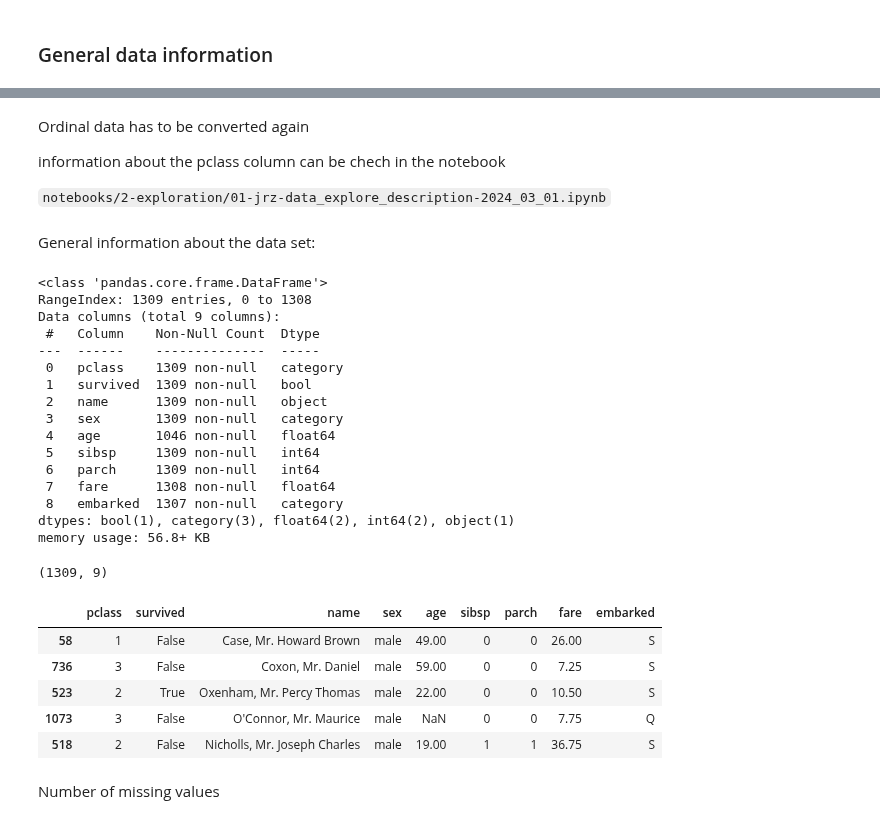
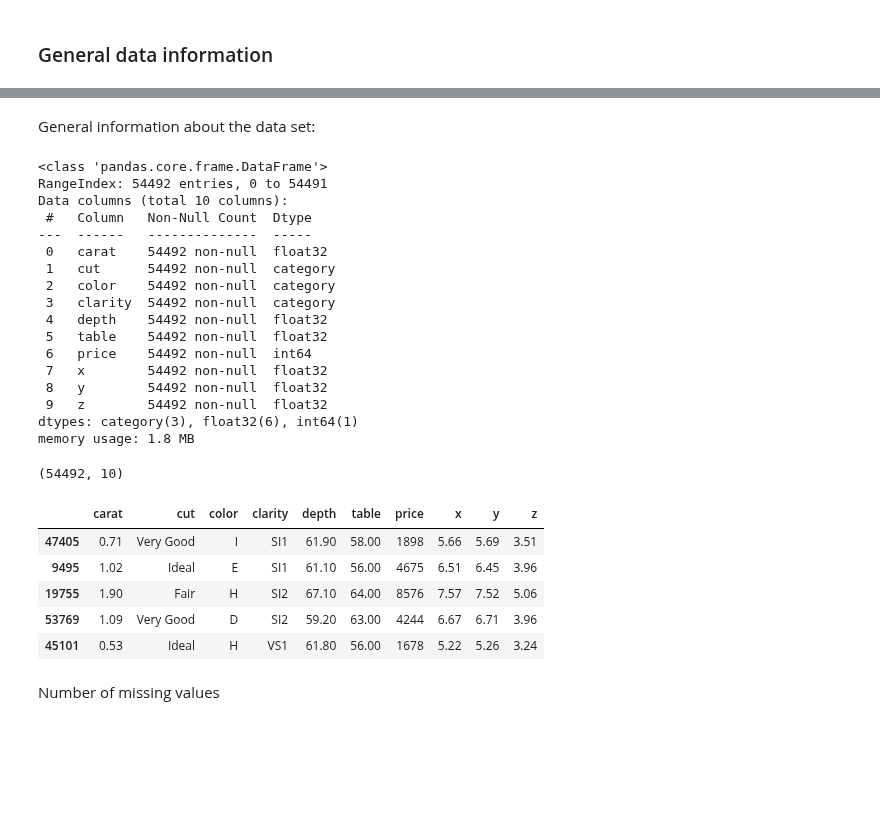
Before and after one commit to gamug/diamantes, a Jupyter notebook: notebooks/3-analysis/03-gmg-univariate-data_description_Manual-pandas-2026_08_18.ipynb, the cells around one changed output, grey strips where cells are left out. Saved outputs shown, nothing was run; the diff lists cells and outputs as text; code cells hidden in the pictures; blank space fills up the shorter version.

```diff
--- a/notebooks/3-analysis/03-gmg-univariate-data_description_Manual-pandas-2026_08_18.ipynb
+++ b/notebooks/3-analysis/03-gmg-univariate-data_description_Manual-pandas-2026_08_18.ipynb
@@ -40,8 +40,9 @@ The dataset has correct data types, fixed in:
 # %%
 DATA_DIR = Path.cwd().resolve().parents[1] / "data"
 
-titanic_df = pd.read_parquet(
-    DATA_DIR / "02_intermediate/titanic_type_fixed.parquet", engine="pyarrow"
+
+diamantes_df = pd.read_parquet(
+    DATA_DIR / "02_intermediate/diamantes_type_fixed.parquet", engine="pyarrow"
 )
 # %% [markdown]
 ## 📊 Data description
@@ -70,6 +50,0 @@ memory usage: 75.8+ KB
-# %% [markdown]
-Ordinal data has to be converted again
-
-information about the pclass column can be chech in the notebook
-
-`notebooks/2-exploration/01-jrz-data_explore_description-2024_03_01.ipynb`
@@ -81,39 +51,40 @@ titanic_df = titanic_df.drop(columns=["Unnamed: 0"])
 # %% [markdown]
 General information about the data set:
 # %%
-titanic_df.info()
+diamantes_df.info()
 # %% [output]
 <class 'pandas.core.frame.DataFrame'>
-RangeIndex: 1309 entries, 0 to 1308
-Data columns (total 9 columns):
- #   Column    Non-Null Count  Dtype
----  ------    --------------  -----
- 0   pclass    1309 non-null   category
- 1   survived  1309 non-null   bool
- 2   name      1309 non-null   object
- 3   sex       1309 non-null   category
- 4   age       1046 non-null   float64
- 5   sibsp     1309 non-null   int64
- 6   parch     1309 non-null   int64
- 7   fare      1308 non-null   float64
- 8   embarked  1307 non-null   category
-dtypes: bool(1), category(3), float64(2), int64(2), object(1)
-memory usage: 56.8+ KB
+RangeIndex: 54492 entries, 0 to 54491
+Data columns (total 10 columns):
+ #   Column   Non-Null Count  Dtype
+---  ------   --------------  -----
+ 0   carat    54492 non-null  float32
+ 1   cut      54492 non-null  category
+ 2   color    54492 non-null  category
+ 3   clarity  54492 non-null  category
+ 4   depth    54492 non-null  float32
+ 5   table    54492 non-null  float32
+ 6   price    54492 non-null  int64
+ 7   x        54492 non-null  float32
+ 8   y        54492 non-null  float32
+ 9   z        54492 non-null  float32
+dtypes: category(3), float32(6), int64(1)
+memory usage: 1.8 MB
 # %%
 # size of the dataframe
-titanic_df.shape
+diamantes_df.shape
 # %% [output]
-(1309, 9)
+(54492, 10)
 # %%
 # sample of the dataframe
-titanic_df.sample(5)
+diamantes_df.sample(5)
 # %% [output]
-|  | pclass | survived | name | sex | age | sibsp | parch | fare | embarked |
-| 58 | 1 | False | Case, Mr. Howard Brown | male | 49.00 | 0 | 0 | 26.00 | S |
-| 736 | 3 | False | Coxon, Mr. Daniel | male | 59.00 | 0 | 0 | 7.25 | S |
-| 523 | 2 | True | Oxenham, Mr. Percy Thomas | male | 22.00 | 0 | 0 | 10.50 | S |
-| 1073 | 3 | False | O'Connor, Mr. Maurice | male | NaN | 0 | 0 | 7.75 | Q |
-| 518 | 2 | False | Nicholls, Mr. Joseph Charles | male | 19.00 | 1 | 1 | 36.75 | S |
+|  | carat | cut | color | clarity | depth | table | price | x | y | z |
+| 47405 | 0.71 | Very Good | I | SI1 | 61.90 | 58.00 | 1898 | 5.66 | 5.69 | 3.51 |
+| 9495 | 1.02 | Ideal | E | SI1 | 61.10 | 56.00 | 4675 | 6.51 | 6.45 | 3.96 |
+| 19755 | 1.90 | Fair | H | SI2 | 67.10 | 64.00 | 8576 | 7.57 | 7.52 | 5.06 |
+| 53769 | 1.09 | Very Good | D | SI2 | 59.20 | 63.00 | 4244 | 6.67 | 6.71 | 3.96 |
+| 45101 | 0.53 | Ideal | H | VS1 | 61.80 | 56.00 | 1678 | 5.22 | 5.26 | 3.24 |
 # %% [markdown]
 Number of missing values
 # %%
```
Also changed, not shown: parts of 93 cells of this notebook.
